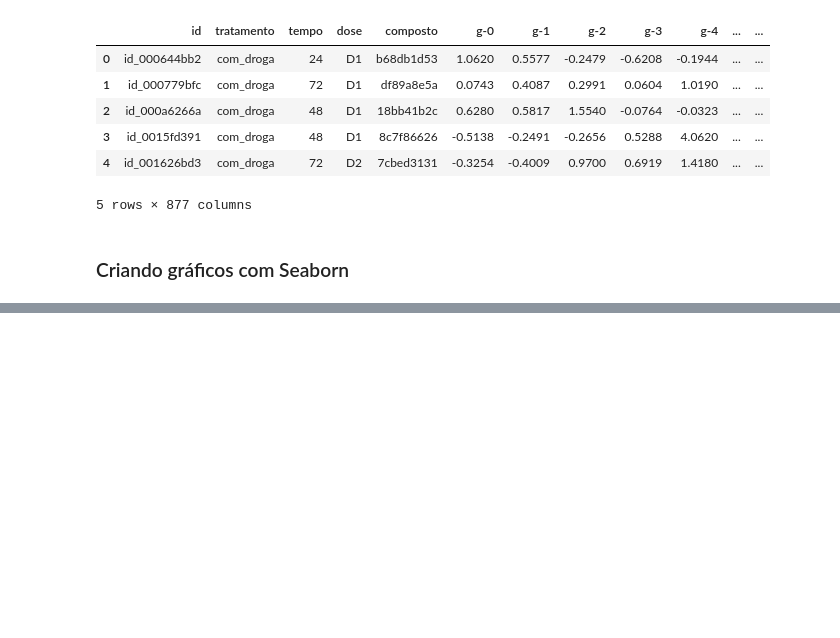
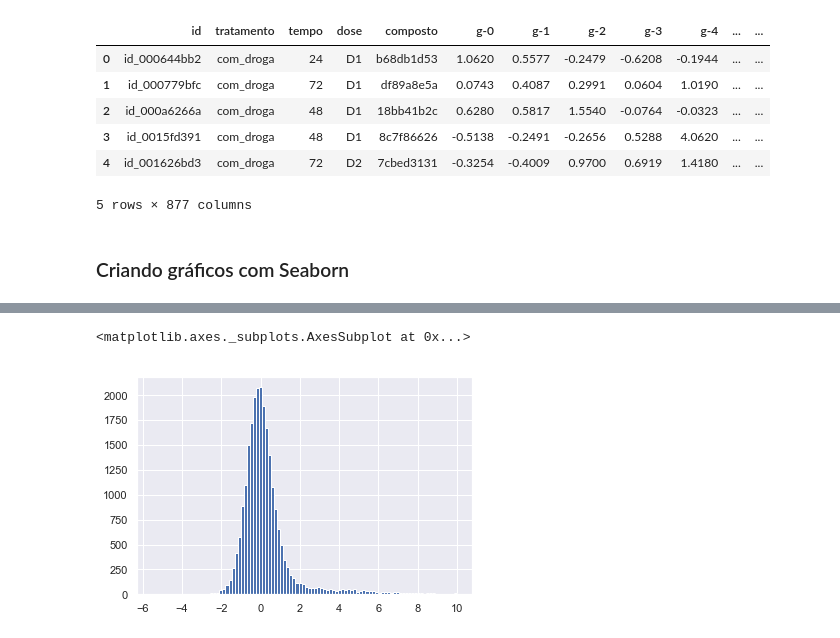
Before and after one commit to rafinhacarneiro/imersao-dados, a Jupyter notebook: imersao-dados.ipynb, the cells around one changed output, grey strips where cells are left out. Saved outputs shown, nothing was run; the diff lists cells and outputs as text; code cells hidden in the pictures; blank space fills up the shorter version.

```diff
--- a/imersao-dados.ipynb
+++ b/imersao-dados.ipynb
@@ -172,0 +187,5 @@ sns.countplot(x="composto", data=dados.query("composto in @cod_compostos"), orde
+# %%
+dados["g-0"].hist(bins=100)
+# %% [output]
+<matplotlib.axes._subplots.AxesSubplot at 0x...>
+[figure, added]
```
Also changed, not shown: parts of 19 cells of this notebook, 1 other file.
